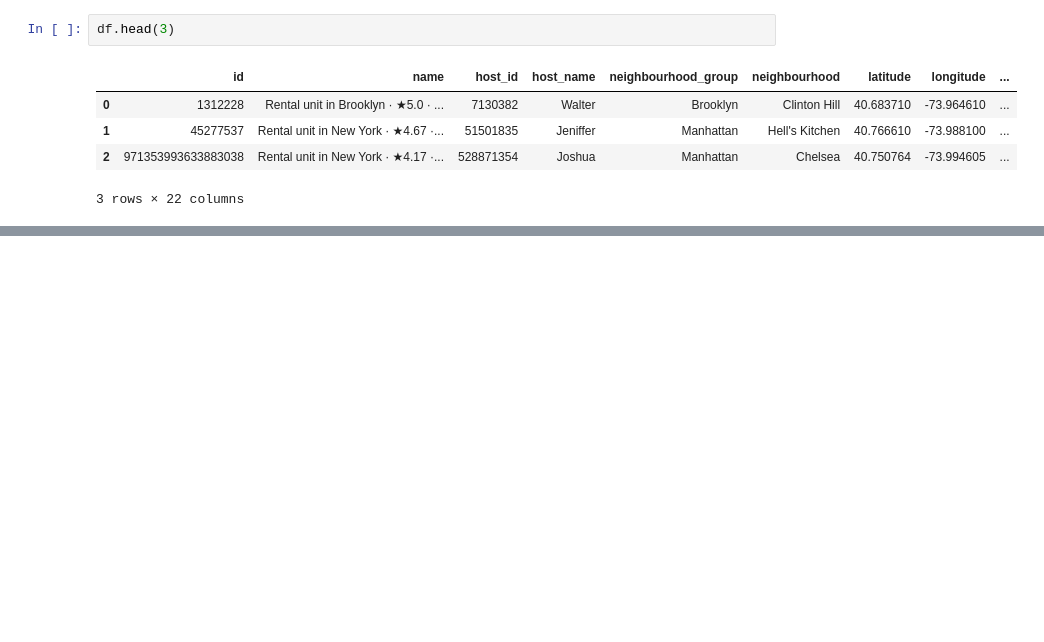
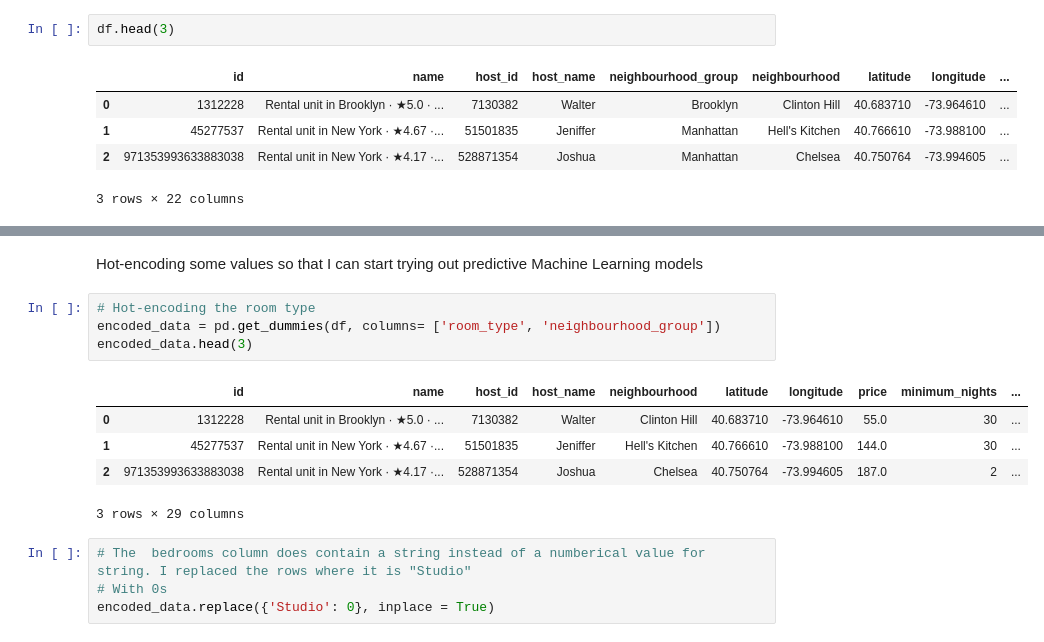
Before and after one commit to mercedesf17/airbnb_analysis, a Jupyter notebook: jupyter_notebooks/analysis.ipynb, the cells around one changed output, grey strips where cells are left out. Cells and saved outputs as stored; diff of their text form; blank space fills up the shorter version.

```diff
--- a/jupyter_notebooks/analysis.ipynb
+++ b/jupyter_notebooks/analysis.ipynb
@@ -15,0 +118,16 @@ df.head(3)
+# %% [markdown]
+Hot-encoding some values so that I can start trying out predictive Machine Learning models
+# %%
+# Hot-encoding the room type
+encoded_data = pd.get_dummies(df, columns= ['room_type', 'neighbourhood_group'])
+encoded_data.head(3)
+# %% [output]
+|  | id | name | host_id | host_name | neighbourhood | latitude | longitude | price | minimum_nights | ... |
+| 0 | 1312228 | Rental unit in Brooklyn · ★5.0 · ... | 7130382 | Walter | Clinton Hill | 40.683710 | -73.964610 | 55.0 | 30 | ... |
+| 1 | 45277537 | Rental unit in New York · ★4.67 ·... | 51501835 | Jeniffer | Hell's Kitchen | 40.766610 | -73.988100 | 144.0 | 30 | ... |
+| 2 | 971353993633883038 | Rental unit in New York · ★4.17 ·... | 528871354 | Joshua | Chelsea | 40.750764 | -73.994605 | 187.0 | 2 | ... |
+3 rows × 29 columns
+# %%
+# The  bedrooms column does contain a string instead of a numberical value for string. I replaced the rows where it is "Studio"
+# With 0s
+encoded_data.replace({'Studio': 0}, inplace = True)
```
Also changed, not shown: parts of 18 cells of this notebook.
